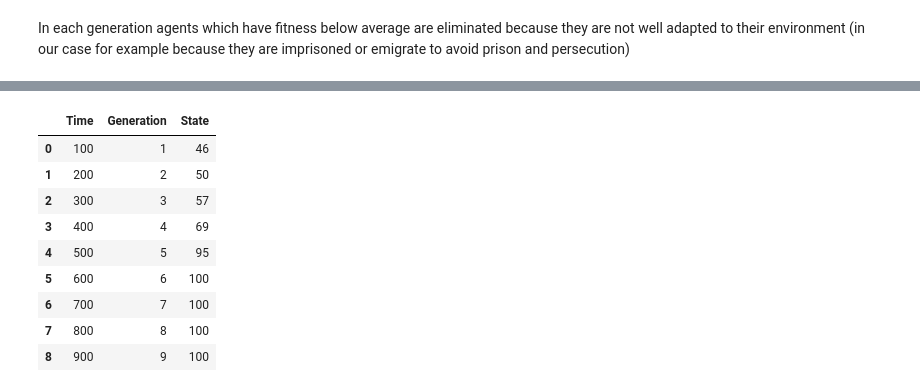
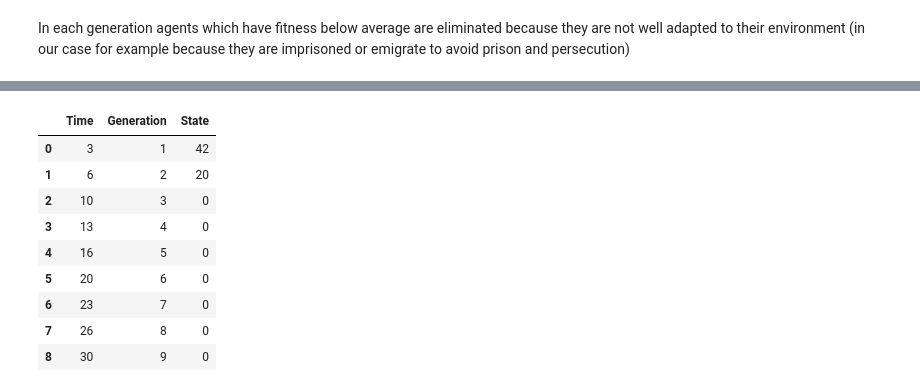
Before and after one commit to JochenFromm/JupyterNotebooks, a Jupyter notebook: ModelingDemocraticBackslidingABM.ipynb, the cells around one changed output, grey strips where cells are left out. Drawn from its saved outputs; the diff is of its cells as text; code cells hidden in the pictures.

```diff
--- a/ModelingDemocraticBackslidingABM.ipynb
+++ b/ModelingDemocraticBackslidingABM.ipynb
@@ -28,7 +28,7 @@ class Agent:
   def reset(self):
     self.fitness = 0
 
-  def interact(self, opponent):
+  def interact(self, opponent, PAYOFF):
     self.fitness += PAYOFF[self.strategy*2+opponent.strategy]
 # %%
 a = Agent(0)
@@ -57,12 +57,13 @@ Agent d fitness 0
 In each generation agents which have fitness below average are eliminated because they are not well adapted to their environment (in our case for example because they are imprisoned or emigrate to avoid prison and persecution)
 # %%
 class AgentBasedModel:
-  def __init__(self, cooperators, critics):
+  def __init__(self, cooperators, critics, PAYOFF):
     self.cooperators = cooperators
     self.critics = critics
     self.state = 0
     self.model = []
     self.data = []
+    self.PAYOFF = PAYOFF
     for x in range(self.cooperators): self.model.append(Agent(COOPERATE))
     for x in range(self.critics): self.model.append(Agent(CRITICIZE))
 
@@ -74,8 +75,8 @@ class AgentBasedModel:
         i2 = random.randint(0, total_number-1)
       agent1 = self.model[i1]
       agent2 = self.model[i2]
-      agent1.interact(agent2)
-      agent2.interact(agent1)
+      agent1.interact(agent2, self.PAYOFF)
+      agent2.interact(agent1, self.PAYOFF)
 
   def count_cooperators(self):
       cooperators = [1 for agent in self.model if agent.strategy == COOPERATE]
@@ -94,8 +95,8 @@ class AgentBasedModel:
       new_model = [Agent(agent.strategy) for agent in self.model if (agent.fitness > avg_fitness)]
       new_count = len(new_model)
       new_agents = total_number - new_count
-      msg = f"New generation {generation}. {new_count} agents from {total_number} have replicated. {new_agents} new agents"
-      print(msg)
+      # msg = f"New generation {generation}. {new_count} agents from {total_number} have replicated. {new_agents} new agents"
+      # print(msg)
 
       self.model = new_model
       for x in range(new_agents):
@@ -114,18 +115,19 @@ class AgentBasedModel:
       if (t > 0) & ((t % generation_time) == 0):
         generation_no += 1
         self.new_generation(generation_no)
-        self.data[generation_no-1] = np.array([t, generation_no, self.state * 100])
+        self.data[generation_no-1] = np.array([t/30, generation_no, self.state * 100])
         # print(np.array([t, generation_no, self.state * 100]))
+# %%
+initial_state = 42
+generation_time = 100
+timesteps = 1000
+generations = int(timesteps / generation_time) - 1
+model_runs = 20
 # %%
-initial_state = 46
-generation_time = 100
-timesteps = 1000
-generations = int(timesteps / generation_time) - 1
-
-model_runs = 25
-model_data = np.arange(model_runs*generations*3).reshape(model_runs, generations, 3)
+PAYOFF = [2,0,0,1]
+model_1_data = np.arange(model_runs*generations*3).reshape(model_runs, generations, 3)
 
 for n in range(model_runs):
-  x = AgentBasedModel(initial_state, 100 - initial_state)
+  x = AgentBasedModel(initial_state, 100 - initial_state, PAYOFF)
   x.run(generation_time, timesteps)
-  model_data[n] = x.data
+  model_1_data[n] = x.data
@@ -150,14 +133,0 @@ New generation 9. 33 agents from 100 have replicated. 67 new agents
-# %%
-df = pd.DataFrame(model_data[0], columns=['Time', 'Generation', 'State'])
-df.head(10)
-# %% [output]
-|  | Time | Generation | State |
-| 0 | 100 | 1 | 46 |
-| 1 | 200 | 2 | 50 |
-| 2 | 300 | 3 | 57 |
-| 3 | 400 | 4 | 69 |
-| 4 | 500 | 5 | 95 |
-| 5 | 600 | 6 | 100 |
-| 6 | 700 | 7 | 100 |
-| 7 | 800 | 8 | 100 |
-| 8 | 900 | 9 | 100 |
@@ -164,3 +150,17 @@ df.head(10)
+# %%
+df = pd.DataFrame(model_1_data[0], columns=['Time', 'Generation', 'State'])
+df.head(10)
+# %% [output]
+|  | Time | Generation | State |
+| 0 | 3 | 1 | 42 |
+| 1 | 6 | 2 | 20 |
+| 2 | 10 | 3 | 0 |
+| 3 | 13 | 4 | 0 |
+| 4 | 16 | 5 | 0 |
+| 5 | 20 | 6 | 0 |
+| 6 | 23 | 7 | 0 |
+| 7 | 26 | 8 | 0 |
+| 8 | 30 | 9 | 0 |
 # %%
 %matplotlib inline
 import matplotlib as mpl
```
Also changed, not shown: parts of 8 cells of this notebook.
